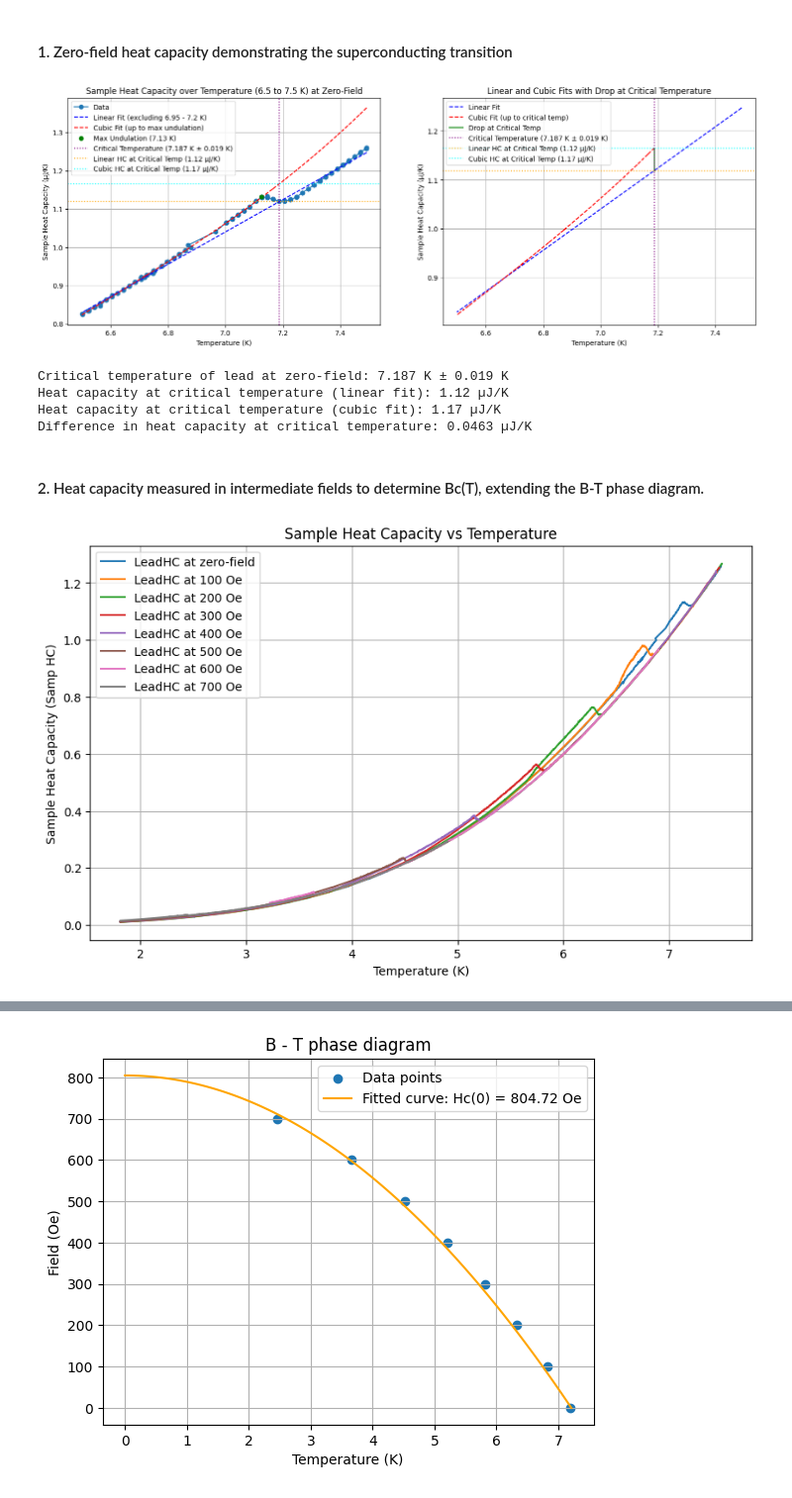
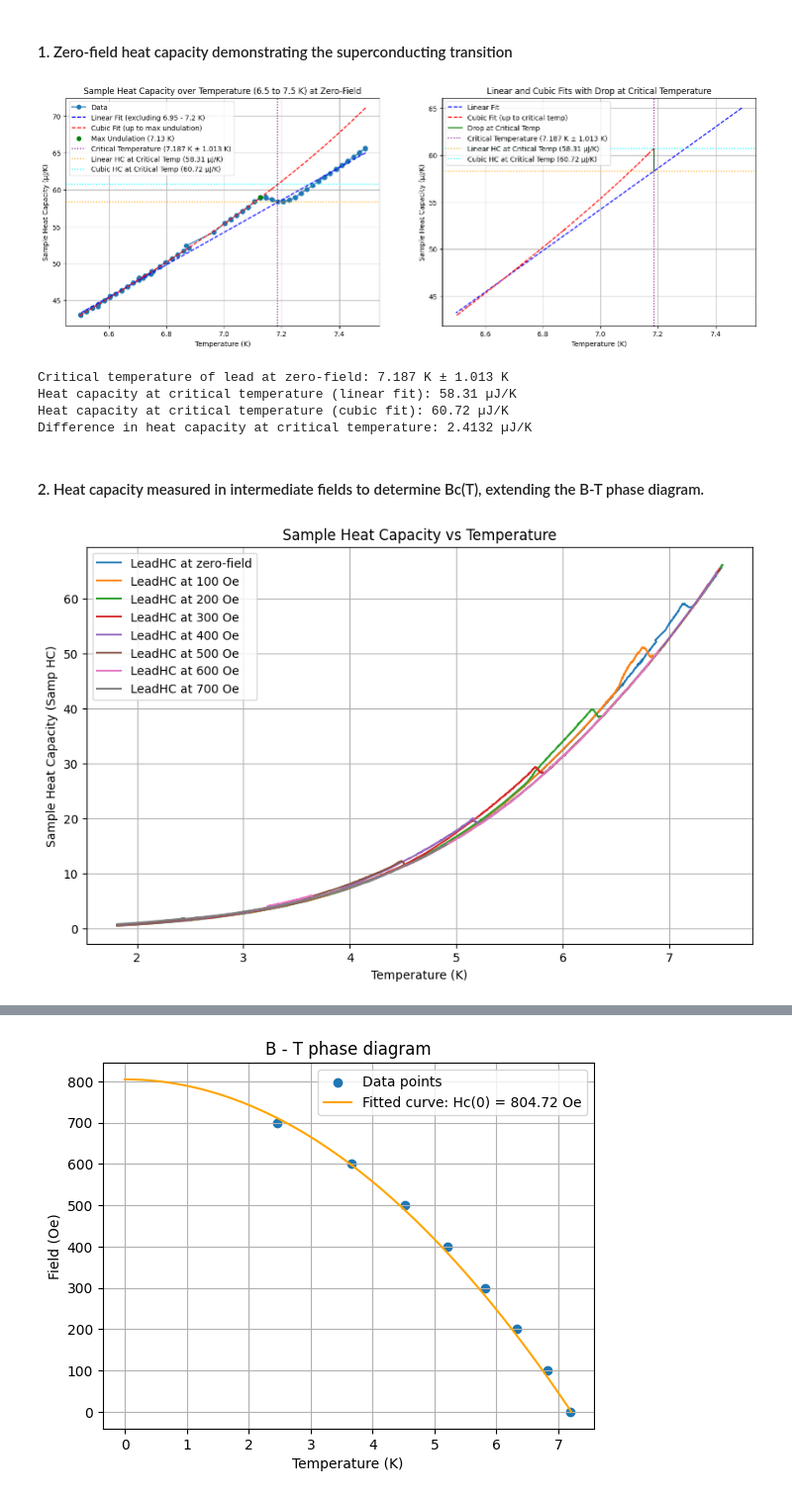
Before and after one commit to LocrianBird/SC-lab, a Jupyter notebook: Heat Capacity SC lab.ipynb, the cells around one changed output, grey strips where cells are left out. Shown at 99% size. Saved outputs shown, nothing was run; the diff lists cells and outputs as text; code cells hidden in the pictures.

```diff
--- a/Heat Capacity SC lab.ipynb
+++ b/Heat Capacity SC lab.ipynb
@@ -42,8 +42,11 @@ df_new = pd.read_excel(file_path_new)
 
 # Convert Temperature and Sample HC columns to numeric, forcing errors to NaN
 df_new['Temperature'] = pd.to_numeric(df_new['Sample Temp'], errors='coerce')
-df_new['Samp HC'] = pd.to_numeric(df_new['Samp HC'], errors='coerce')
+df_new['Total HC'] = pd.to_numeric(df_new['Total HC'], errors='coerce')
+df_new['Addenda HC'] = pd.to_numeric(df_new['Addenda HC'], errors='coerce')
 df_new['Samp HC Err'] = pd.to_numeric(df_new['Samp HC Err'], errors='coerce')
+
+df_new['Corrected HC'] = df_new['Total HC'] - df_new['Addenda HC']
 
 # Filter the data to include only the temperature range from 6.5 to 7.5 Kelvin
 df_filtered = df_new[(df_new['Temperature'] >= 6.5) & (df_new['Temperature'] <= 7.5)]
@@ -53,11 +56,11 @@ df_linear_fit = df_filtered[(df_filtered['Temperature'] < 6.95) | (df_filtered['
 
 # Perform a weighted linear fit on the filtered data
 weights = 1 / df_linear_fit['Samp HC Err']
-fit_params_linear, cov_matrix_linear = np.polyfit(df_linear_fit['Temperature'], df_linear_fit['Samp HC'], 1, w=weights, cov=True)
+fit_params_linear, cov_matrix_linear = np.polyfit(df_linear_fit['Temperature'], df_linear_fit['Corrected HC'], 1, w=weights, cov=True)
 fit_line_linear = np.polyval(fit_params_linear, df_filtered['Temperature'])
 
 # Calculate undulations
-undulations = df_filtered['Samp HC'] - fit_line_linear
+undulations = df_filtered['Corrected HC'] - fit_line_linear
 
 # Find the index of the maximum undulation point
 max_undulation_index = undulations.idxmax()
@@ -68,12 +71,12 @@ df_fit_cubic = df_filtered[df_filtered['Temperature'] <= max_undulation_temp]
 
 # Perform a weighted cubic fit on the filtered data up to the max undulation temperature
 weights_cubic = 1 / df_fit_cubic['Samp HC Err']
-fit_params_cubic, cov_matrix_cubic = np.polyfit(df_fit_cubic['Temperature'], df_fit_cubic['Samp HC'], 3, w=weights_cubic, cov=True)
+fit_params_cubic, cov_matrix_cubic = np.polyfit(df_fit_cubic['Temperature'], df_fit_cubic['Corrected HC'], 3, w=weights_cubic, cov=True)
 fit_line_cubic = np.polyval(fit_params_cubic, df_filtered['Temperature'])
 
 # Find the point in the range 7.15 to 7.25 where undulations from the linear fit are minimal
 df_range = df_filtered[(df_filtered['Temperature'] >= 7.15) & (df_filtered['Temperature'] <= 7.22)]
-min_undulation_index = (df_range['Samp HC'] - np.polyval(fit_params_linear, df_range['Temperature'])).abs().idxmin()
+min_undulation_index = (df_range['Corrected HC'] - np.polyval(fit_params_linear, df_range['Temperature'])).abs().idxmin()
 critical_temp = df_filtered['Temperature'].loc[min_undulation_index]
 
 # Estimate the error in the critical temperature
@@ -90,46 +93,46 @@ hc_difference = hc_cubic_at_critical - hc_linear_at_critical
 fig, (ax1, ax2) = plt.subplots(1, 2, figsize=(18, 6))
 
 # Original plot
-ax1.plot(df_filtered['Temperature'], df_filtered['Samp HC'], marker='o', linestyle='-', label='Data')
+ax1.plot(df_filtered['Temperature'], df_filtered['Corrected HC'], marker='o', linestyle='-', label='Data')
 ax1.plot(df_filtered['Temperature'], fit_line_linear, linestyle='--', color='blue', label='Linear Fit (excluding 6.95 - 7.2 K)')
 ax1.plot(df_filtered['Temperature'], fit_line_cubic, linestyle='--', color='red', label='Cubic Fit (up to max undulation)')
-ax1.scatter([max_undulation_temp], [df_filtered['Samp HC'].loc[max_undulation_index]], color='green', zorder=5, label=f'Max Undulation ({max_undulation_temp:.2f} K)')
+ax1.scatter([max_undulation_temp], [df_filtered['Corrected HC'].loc[max_undulation_index]], color='green', zorder=5, label=f'Max Undulation ({max_undulation_temp:.2f} K)')
 ax1.axvline(x=critical_temp, color='purple', linestyle=':', label=f'Critical Temperature ({critical_temp:.3f} K ± {critical_temp_error:.3f} K)')
 ax1.axhline(y=hc_linear_at_critical, color='orange', linestyle=':', label=f'Linear HC at Critical Temp ({hc_linear_at_critical:.2f} µJ/K)')
 ax1.axhline(y=hc_cubic_at_critical, color='cyan', linestyle=':', label=f'Cubic HC at Critical Temp ({hc_cubic_at_critical:.2f} µJ/K)')
 ax1.set_xlabel('Temperature (K)')
 ax1.set_ylabel('Sample Heat Capacity (µJ/K)')
 ax1.set_title('Sample Heat Capacity over Temperature (6.5 to 7.5 K) at Zero-Field')
 ax1.grid(True)
 ax1.legend()
 
 # New plot with the specific parts
 ax2.plot(df_filtered['Temperature'], fit_line_linear, linestyle='--', color='blue', label='Linear Fit')
 ax2.plot(df_filtered['Temperature'][df_filtered['Temperature'] <= critical_temp],
          np.polyval(fit_params_cubic, df_filtered['Temperature'][df_filtered['Temperature'] <= critical_temp]),
          linestyle='--', color='red', label='Cubic Fit (up to critical temp)')
 ax2.plot([critical_temp, critical_temp], [hc_cubic_at_critical, hc_linear_at_critical], linestyle='-', color='green', label='Drop at Critical Temp')
 ax2.axvline(x=critical_temp, color='purple', linestyle=':', label=f'Critical Temperature ({critical_temp:.3f} K ± {critical_temp_error:.3f} K)')
 ax2.axhline(y=hc_linear_at_critical, color='orange', linestyle=':', label=f'Linear HC at Critical Temp ({hc_linear_at_critical:.2f} µJ/K)')
 ax2.axhline(y=hc_cubic_at_critical, color='cyan', linestyle=':', label=f'Cubic HC at Critical Temp ({hc_cubic_at_critical:.2f} µJ/K)')
 ax2.set_xlabel('Temperature (K)')
 ax2.set_ylabel('Sample Heat Capacity (µJ/K)')
 ax2.set_title('Linear and Cubic Fits with Drop at Critical Temperature')
 ax2.grid(True)
 ax2.legend()
 
 plt.show()
 
 print(f"Critical temperature of lead at zero-field: {critical_temp:.3f} K ± {critical_temp_error:.3f} K")
 print(f"Heat capacity at critical temperature (linear fit): {hc_linear_at_critical:.2f} µJ/K")
 print(f"Heat capacity at critical temperature (cubic fit): {hc_cubic_at_critical:.2f} µJ/K")
 print(f"Difference in heat capacity at critical temperature: {hc_difference:.4f} µJ/K")
 # %% [output]
-[figure, old version]
+[figure, new version]
-Critical temperature of lead at zero-field: 7.187 K ± 0.019 K
-Heat capacity at critical temperature (linear fit): 1.12 µJ/K
-Heat capacity at critical temperature (cubic fit): 1.17 µJ/K
-Difference in heat capacity at critical temperature: 0.0463 µJ/K
+Critical temperature of lead at zero-field: 7.187 K ± 1.013 K
+Heat capacity at critical temperature (linear fit): 58.31 µJ/K
+Heat capacity at critical temperature (cubic fit): 60.72 µJ/K
+Difference in heat capacity at critical temperature: 2.4132 µJ/K
 # %% [markdown]
 #### 2. Heat capacity measured in intermediate fields to determine Bc(T), extending the B-T phase diagram.
 # %%
@@ -158,11 +161,15 @@ plt.figure(figsize=(10, 6))
 for file_name, df in data.items():
     # Ensure 'Temperature' column is numeric
     df['Temperature'] = pd.to_numeric(df['Sample Temp'], errors='coerce')
+    df['Total HC'] = pd.to_numeric(df['Total HC'], errors='coerce')
+    df['Addenda HC'] = pd.to_numeric(df['Addenda HC'], errors='coerce')
+
+    df['Corrected HC'] = df['Total HC'] - df['Addenda HC']
 
     # Filter the temperature range
     df_filtered = df[(df['Temperature'] >= 1) & (df['Temperature'] <= 7.5)]
 
-    plt.plot(df_filtered['Temperature'], df_filtered['Samp HC'], label=file_name.split('.')[0])
+    plt.plot(df_filtered['Temperature'], df_filtered['Corrected HC'], label=file_name.split('.')[0])
 
 plt.xlabel('Temperature (K)')
 plt.ylabel('Sample Heat Capacity (Samp HC)')
@@ -171,7 +178,7 @@ plt.legend()
 plt.grid(True)
 plt.show()
 # %% [output]
-[figure, old version]
+[figure, new version]
 # %%
 # Linear function to fit
 def linear_func(x, a, b):
```
Also changed, not shown: parts of 4 cells of this notebook.
